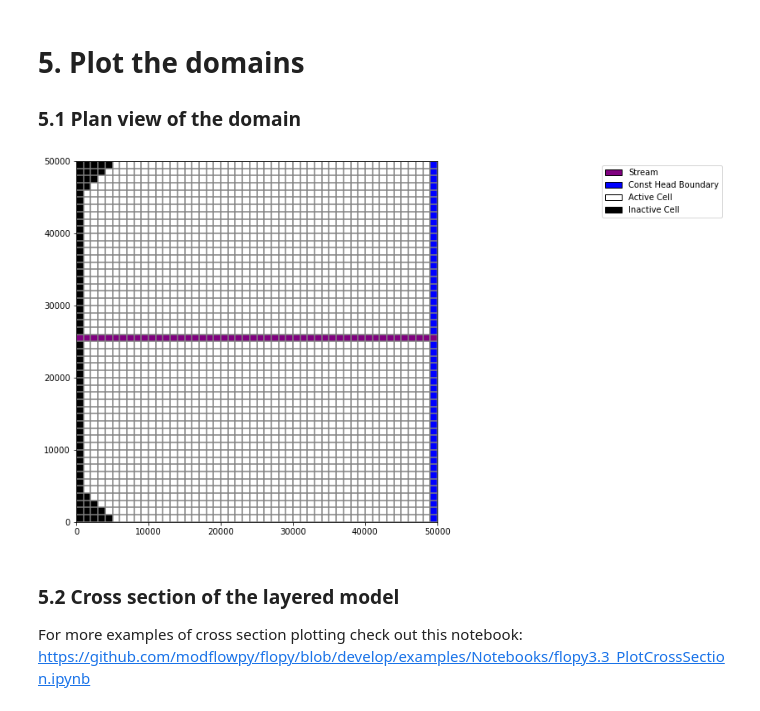
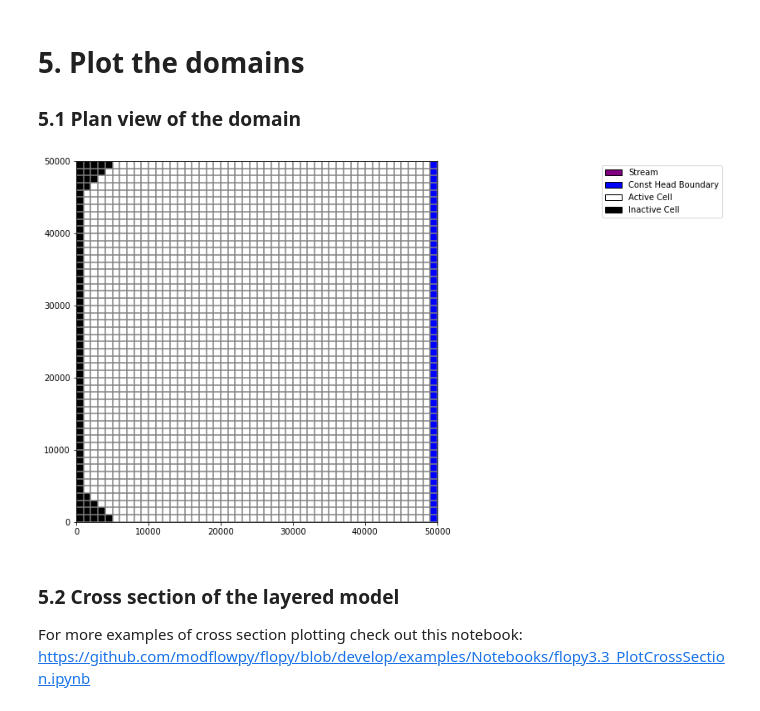
Before and after one commit to GW-modelling-Spring2022/homework-david-edu-morales, a Jupyter notebook: Working/HW12_WatershedModel/project2.ipynb, the cells around one changed output. Saved outputs shown, nothing was run; the diff lists cells and outputs as text; code cells hidden in the pictures.

```diff
--- a/Working/HW12_WatershedModel/project2.ipynb
+++ b/Working/HW12_WatershedModel/project2.ipynb
@@ -298,19 +298,19 @@ FloPy is using the following executable to run the model: ../../mf2005.exe
 # %%
 fig = plt.figure(figsize=(8, 8))
 ax = fig.add_subplot(1, 1, 1, aspect='equal')
 mapview = flopy.plot.PlotMapView(model=m3)
 ibound = mapview.plot_ibound()
-str_m = mapview.plot_bc("STR")
+#str_m = mapview.plot_bc("STR")
 wel = mapview.plot_bc("WEL")
 plt.legend(handles=[mp.patches.Patch(color='purple',label='Stream',ec='black'),
                    mp.patches.Patch(color='blue',label='Const Head Boundary',ec='black'),
                    mp.patches.Patch(color='white',label='Active Cell',ec='black'),
                    mp.patches.Patch(color='black',label='Inactive Cell',ec='black')],
                    bbox_to_anchor=(1.8,1.0))
 linecollection = mapview.plot_grid()
 plt.show(mapview)
 # %% [output]
-[figure, old version]
+[figure, new version]
 # %% [markdown]
 ### 5.2 Cross section of the layered model
 For more examples of cross section plotting check out this notebook: https://github.com/modflowpy/flopy/blob/develop/examples/Notebooks/flopy3.3_PlotCrossSection.ipynb
```
Also changed, not shown: parts of 8 cells of this notebook, 1 other file.
